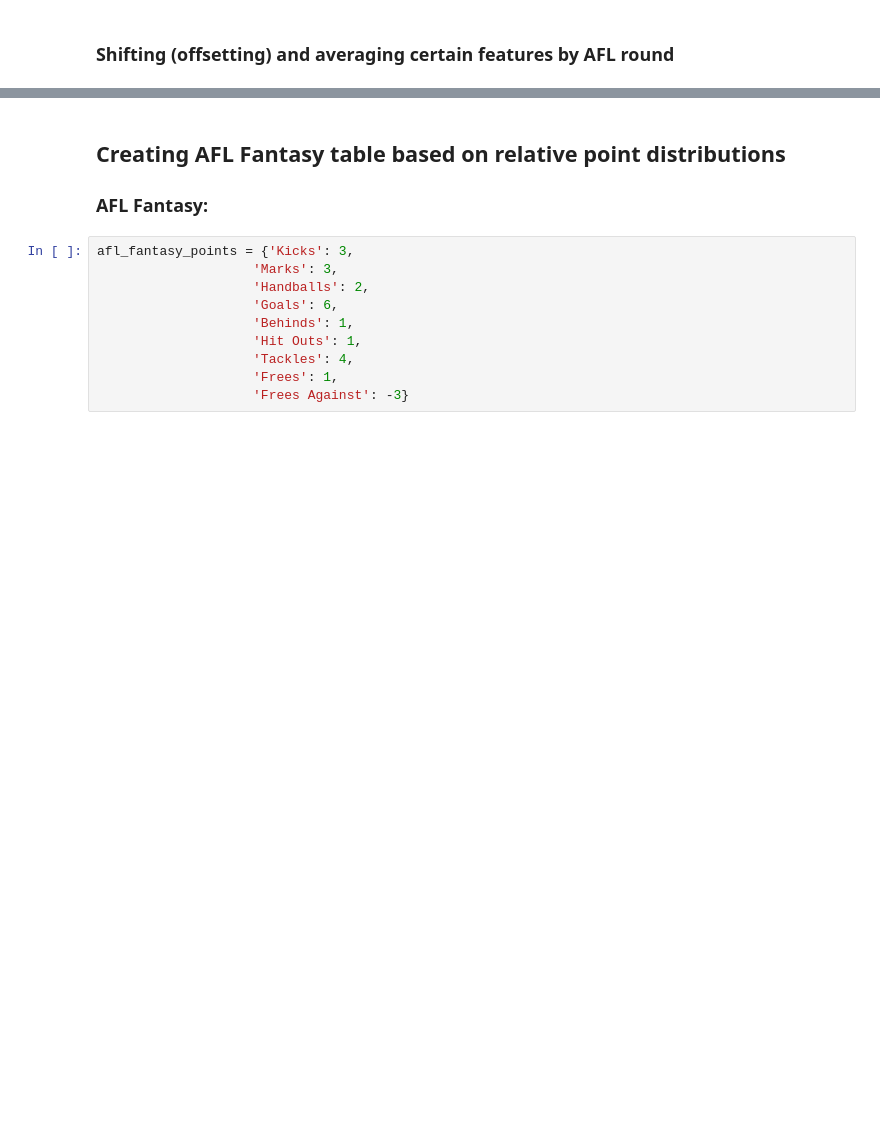
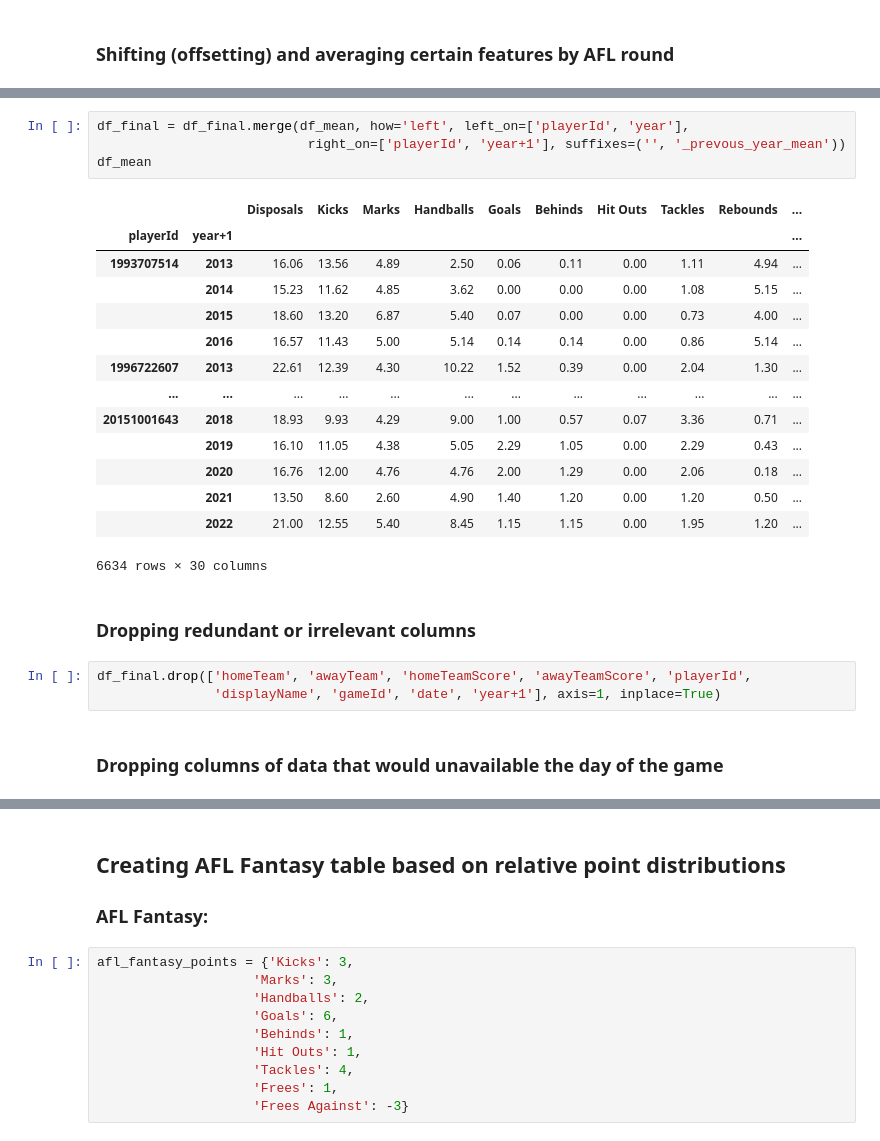
Before and after one commit to AaronLiftig/PredictAFL, a Jupyter notebook: AFL Analysis Data Cleaning.ipynb, the cells around one changed output, grey strips where cells are left out. Cells and saved outputs as stored; diff of their text form; blank space fills up the shorter version.

```diff
--- a/AFL Analysis Data Cleaning.ipynb
+++ b/AFL Analysis Data Cleaning.ipynb
@@ -405,0 +572,26 @@ df.groupby(['playerId'])['Disposals'].shift(-1)
+# %%
+df_final = df_final.merge(df_mean, how='left', left_on=['playerId', 'year'],
+                           right_on=['playerId', 'year+1'], suffixes=('', '_prevous_year_mean'))
+df_mean
+# %% [output]
+|  |  | Disposals | Kicks | Marks | Handballs | Goals | Behinds | Hit Outs | Tackles | Rebounds | ... |
+| playerId | year+1 |  |  |  |  |  |  |  |  |  | ... |
+| 1993707514 | 2013 | 16.06 | 13.56 | 4.89 | 2.50 | 0.06 | 0.11 | 0.00 | 1.11 | 4.94 | ... |
+|  | 2014 | 15.23 | 11.62 | 4.85 | 3.62 | 0.00 | 0.00 | 0.00 | 1.08 | 5.15 | ... |
+|  | 2015 | 18.60 | 13.20 | 6.87 | 5.40 | 0.07 | 0.00 | 0.00 | 0.73 | 4.00 | ... |
+|  | 2016 | 16.57 | 11.43 | 5.00 | 5.14 | 0.14 | 0.14 | 0.00 | 0.86 | 5.14 | ... |
+| 1996722607 | 2013 | 22.61 | 12.39 | 4.30 | 10.22 | 1.52 | 0.39 | 0.00 | 2.04 | 1.30 | ... |
+| ... | ... | ... | ... | ... | ... | ... | ... | ... | ... | ... | ... |
+| 20151001643 | 2018 | 18.93 | 9.93 | 4.29 | 9.00 | 1.00 | 0.57 | 0.07 | 3.36 | 0.71 | ... |
+|  | 2019 | 16.10 | 11.05 | 4.38 | 5.05 | 2.29 | 1.05 | 0.00 | 2.29 | 0.43 | ... |
+|  | 2020 | 16.76 | 12.00 | 4.76 | 4.76 | 2.00 | 1.29 | 0.00 | 2.06 | 0.18 | ... |
+|  | 2021 | 13.50 | 8.60 | 2.60 | 4.90 | 1.40 | 1.20 | 0.00 | 1.20 | 0.50 | ... |
+|  | 2022 | 21.00 | 12.55 | 5.40 | 8.45 | 1.15 | 1.15 | 0.00 | 1.95 | 1.20 | ... |
+6634 rows × 30 columns
+# %% [markdown]
+### Dropping redundant or irrelevant columns
+# %%
+df_final.drop(['homeTeam', 'awayTeam', 'homeTeamScore', 'awayTeamScore', 'playerId',
+               'displayName', 'gameId', 'date', 'year+1'], axis=1, inplace=True)
+# %% [markdown]
+### Dropping columns of data that would unavailable the day of the game
```
Also changed, not shown: parts of 44 cells of this notebook.
